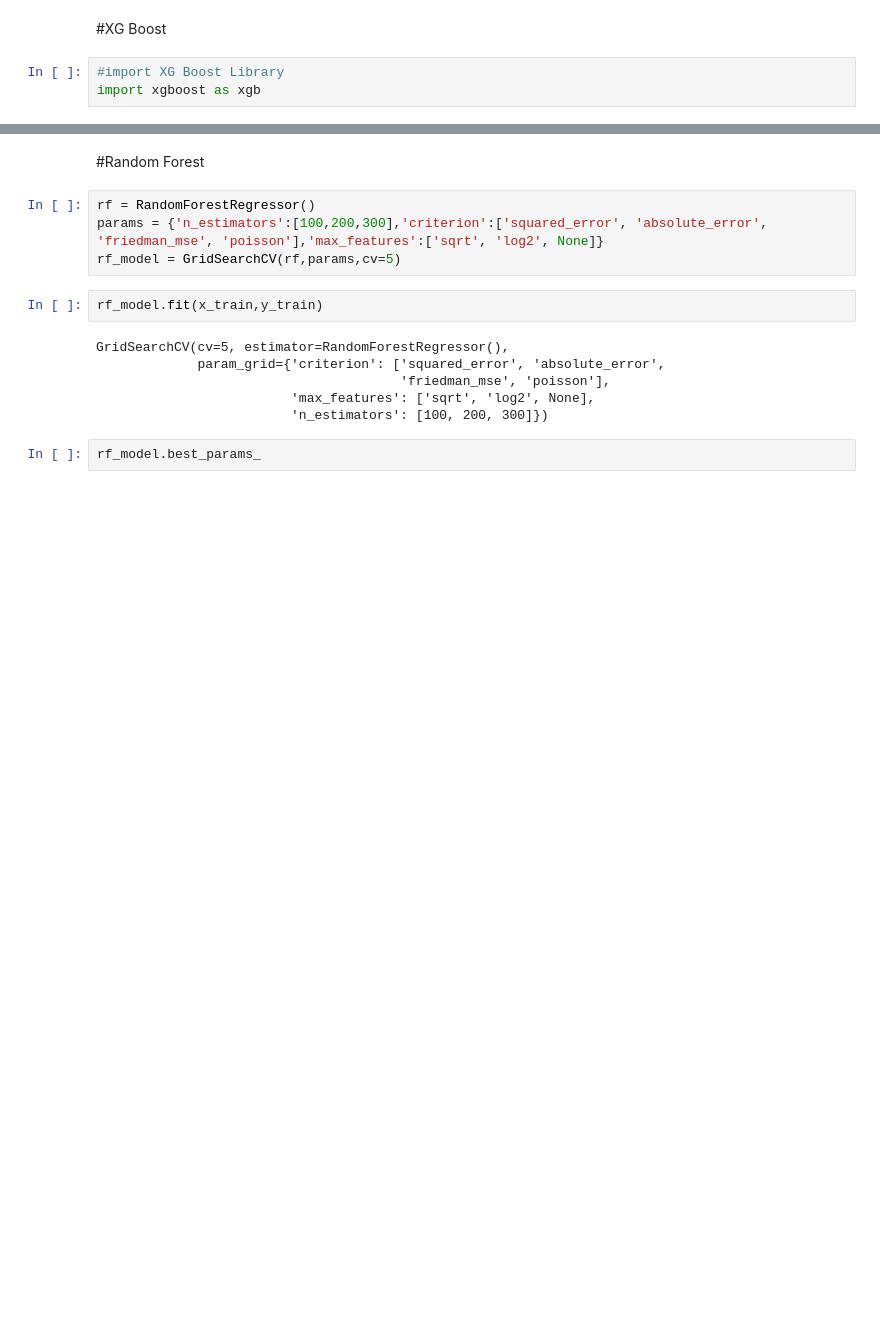
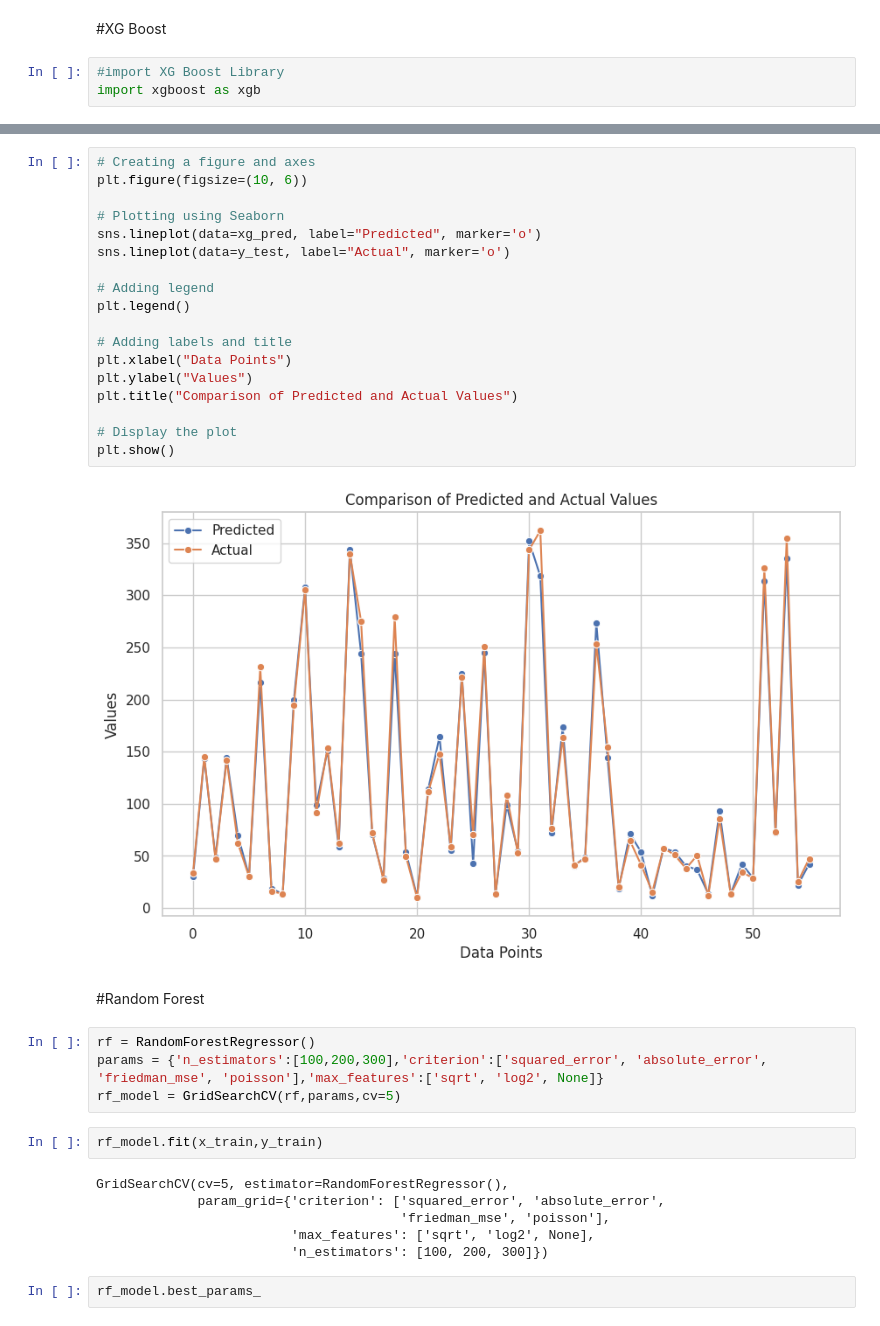
Before and after one commit to Umesh2851997/Yes-bank-stock-closing-price-prediction, a Jupyter notebook: Yes_Bank_Closing_Stock_Price_Prediction.ipynb, the cells around one changed output, grey strips where cells are left out. Drawn from its saved outputs; the diff is of its cells as text; blank space fills up the shorter version.

```diff
--- a/Yes_Bank_Closing_Stock_Price_Prediction.ipynb
+++ b/Yes_Bank_Closing_Stock_Price_Prediction.ipynb
@@ -521,3 +553,23 @@ plt.show()
+# %%
+# Creating a figure and axes
+plt.figure(figsize=(10, 6))
+
+# Plotting using Seaborn
+sns.lineplot(data=xg_pred, label="Predicted", marker='o')
+sns.lineplot(data=y_test, label="Actual", marker='o')
+
+# Adding legend
+plt.legend()
+
+# Adding labels and title
+plt.xlabel("Data Points")
+plt.ylabel("Values")
+plt.title("Comparison of Predicted and Actual Values")
+
+# Display the plot
+plt.show()
+# %% [output]
+[figure, added]
 # %% [markdown]
 #Random Forest
 # %%
```
Also changed, not shown: parts of 24 cells of this notebook.
